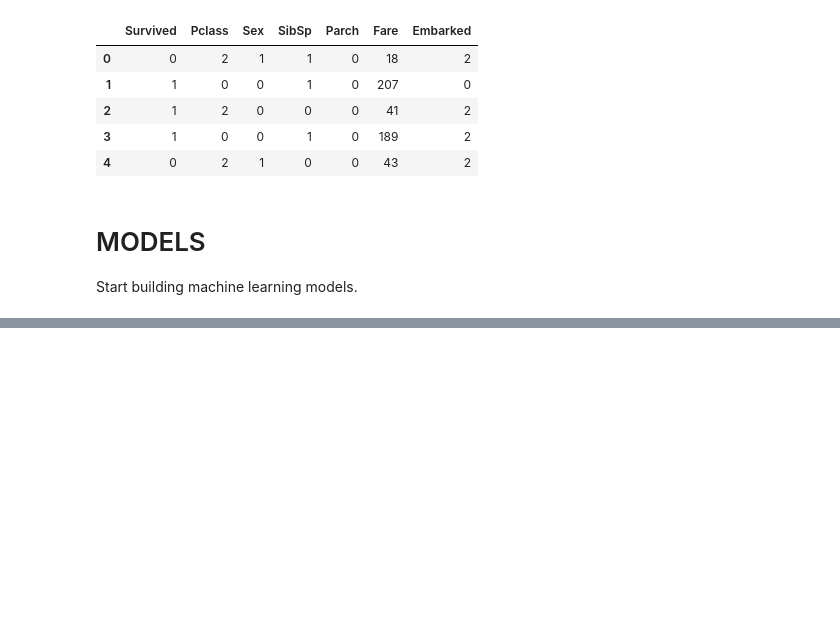
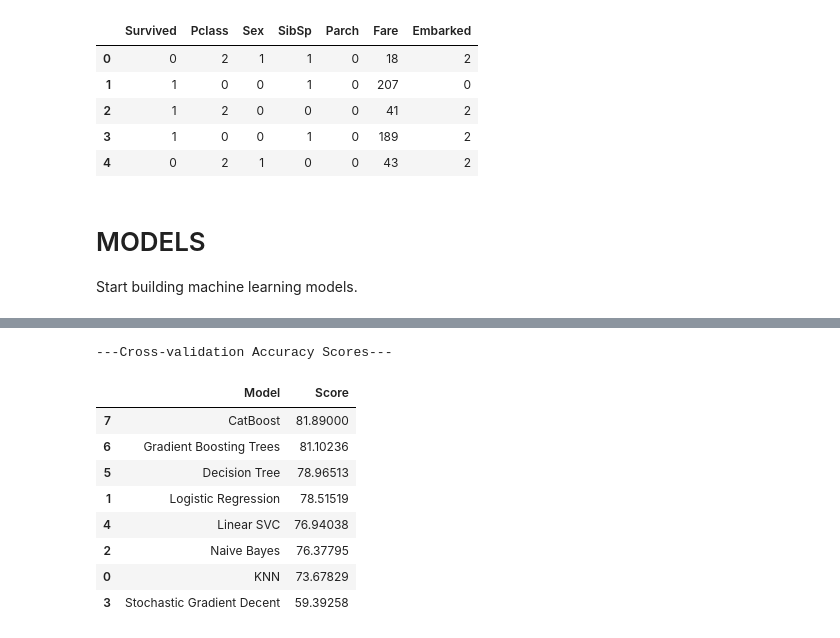
Before and after one commit to iliabadeev/kaggle-titanic-solution, a Jupyter notebook: solution.ipynb, the cells around one changed output, grey strips where cells are left out. Cells and saved outputs as stored; diff of their text form; code cells hidden in the pictures; blank space fills up the shorter version.

```diff
--- a/solution.ipynb
+++ b/solution.ipynb
@@ -644,0 +852,18 @@ selected_df = df_con_enc
+# %%
+# Perform CatBoost cross-validation
+start_time = time.time()
+
+# Set params for cross-validation as same as initial model
+cv_params = catboost_model.get_params()
+
+# Run the cross-validation for 10-folds (same as the other models)
+cv_data = cv(train_pool,
+             cv_params,
+             fold_count=10,
+             plot=True)
+
+# How long did it take?
+catboost_time = (time.time() - start_time)
+
+# CatBoost CV results save into a dataframe (cv_data), let's withdraw the maximum accuracy score
+acc_cv_catboost = round(np.max(cv_data['test-Accuracy-mean']) * 100, 2)
@@ -644,0 +933,29 @@ selected_df = df_con_enc
+# %%
+cv_models = pd.DataFrame({
+    'Model': ['KNN', 'Logistic Regression', 'Naive Bayes',
+              'Stochastic Gradient Decent', 'Linear SVC',
+              'Decision Tree', 'Gradient Boosting Trees',
+              'CatBoost'],
+    'Score': [
+        acc_cv_knn,
+        acc_cv_log,
+        acc_cv_gaussian,
+        acc_cv_sgd,
+        acc_cv_linear_svc,
+        acc_cv_dt,
+        acc_cv_gbt,
+        acc_cv_catboost
+    ]})
+print('---Cross-validation Accuracy Scores---')
+cv_models.sort_values(by='Score', ascending=False)
+# %% [output]
+---Cross-validation Accuracy Scores---
+|  | Model | Score |
+| 7 | CatBoost | 81.89000 |
+| 6 | Gradient Boosting Trees | 81.10236 |
+| 5 | Decision Tree | 78.96513 |
+| 1 | Logistic Regression | 78.51519 |
+| 4 | Linear SVC | 76.94038 |
+| 2 | Naive Bayes | 76.37795 |
+| 0 | KNN | 73.67829 |
+| 3 | Stochastic Gradient Decent | 59.39258 |
```
Also changed, not shown: parts of 26 cells of this notebook, 28 other files.
